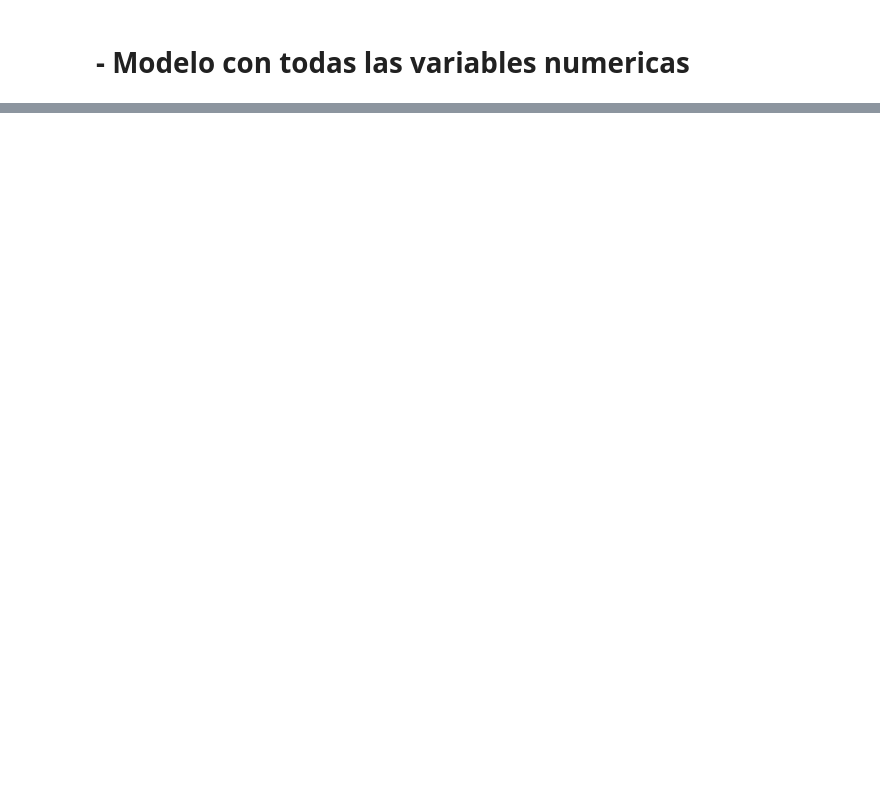
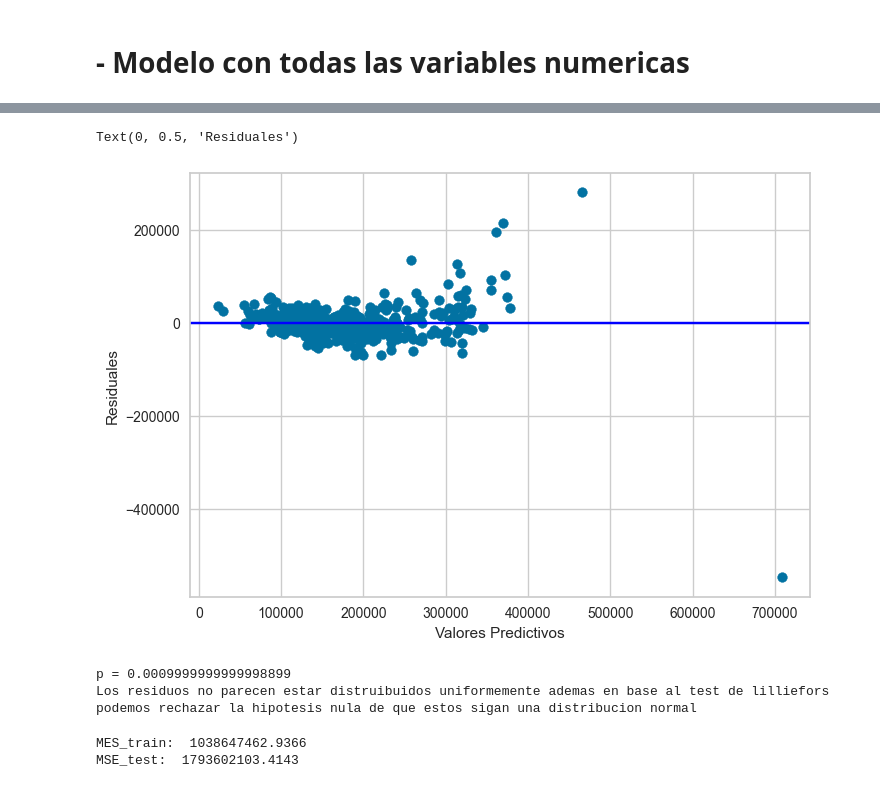
Before and after one commit to JoseAMoralesF/P2-Entrega1-MineriadeDatos, a Jupyter notebook: p2e1.ipynb, the cells around one changed output, grey strips where cells are left out. Saved outputs shown, nothing was run; the diff lists cells and outputs as text; code cells hidden in the pictures; blank space fills up the shorter version.

```diff
--- a/p2e1.ipynb
+++ b/p2e1.ipynb
@@ -958,2 +919,9 @@ Mean score: 0.7286560671445393
 # %% [markdown]
 # - Modelo con todas las variables numericas #
+# %%
+modelo1 = LinearRegression()
+modelo1.fit(X_train, y_train)
+y_pred_modelo1 = modelo1.predict(X_test)
+
+#Resumen del modelo
+sm.OLS(y_train,X_train).fit().summary()
@@ -959,0 +1004,28 @@ Mean score: 0.7286560671445393
+# %%
+#Grafico de residuales
+
+resid_modelo1=y_test-y_pred_modelo1
+plt.scatter(y_pred_modelo1,resid_modelo1)
+plt.axhline(0,color='blue')
+plt.xlabel('Valores Predictivos')
+plt.ylabel('Residuales')
+# %% [output]
+Text(0, 0.5, 'Residuales')
+[figure, added]
+# %%
+k,p=sm.stats.diagnostic.lilliefors(resid_modelo1)
+print("p =",p)
+
+print('Los residuos no parecen estar distruibuidos uniformemente ademas en base al test de lilliefors podemos rechazar la hipotesis nula de que estos sigan una distribucion normal')
+# %% [output]
+p = 0.0009999999999998899
+Los residuos no parecen estar distruibuidos uniformemente ademas en base al test de lilliefors podemos rechazar la hipotesis nula de que estos sigan una distribucion normal
+# %%
+x_pred_modelo1 = modelo1.predict(X_train)
+mse_modelo1_train=metrics.mean_squared_error(y_train, x_pred_modelo1)
+
+print("MES_train: ",round(mse_modelo1_train,4))
+print('MSE_test: ', round(mse_modelo1,4))
+# %% [output]
+MES_train:  1038647462.9366
+MSE_test:  1793602103.4143
```
Also changed, not shown: parts of 17 cells of this notebook.
